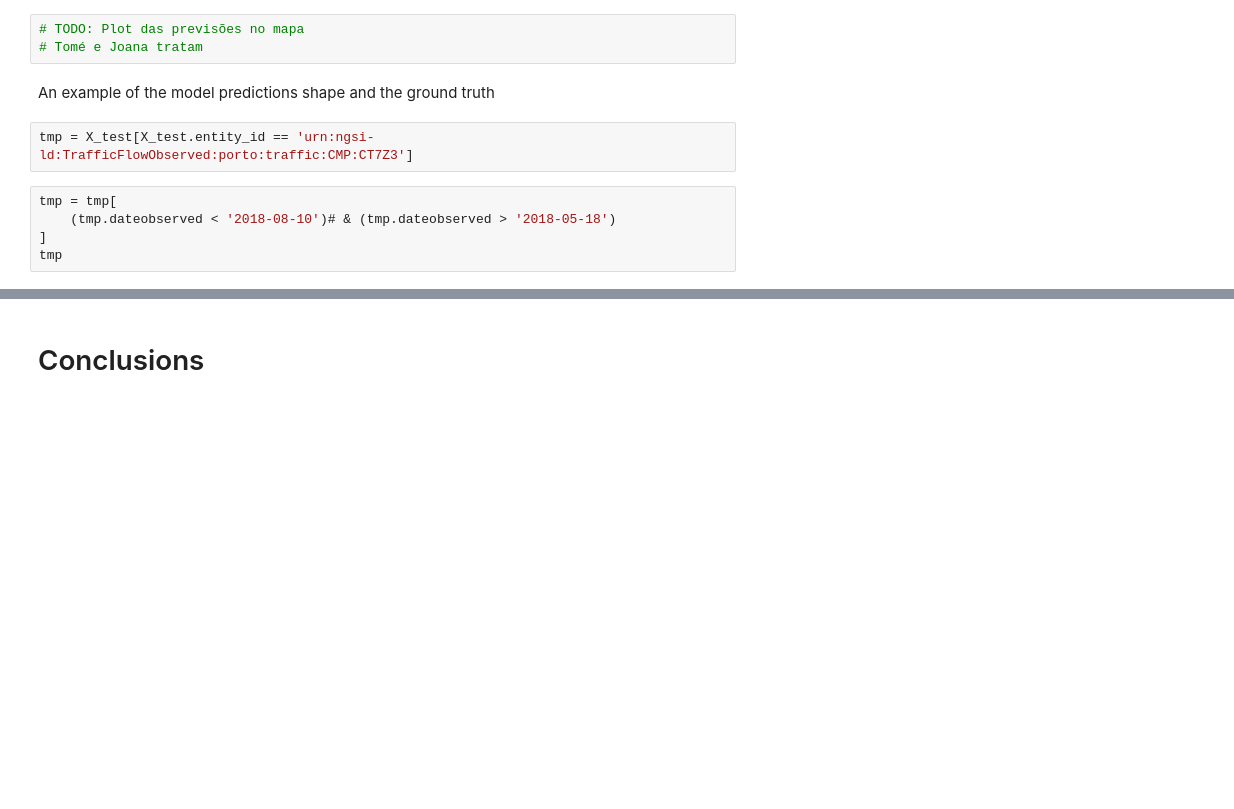
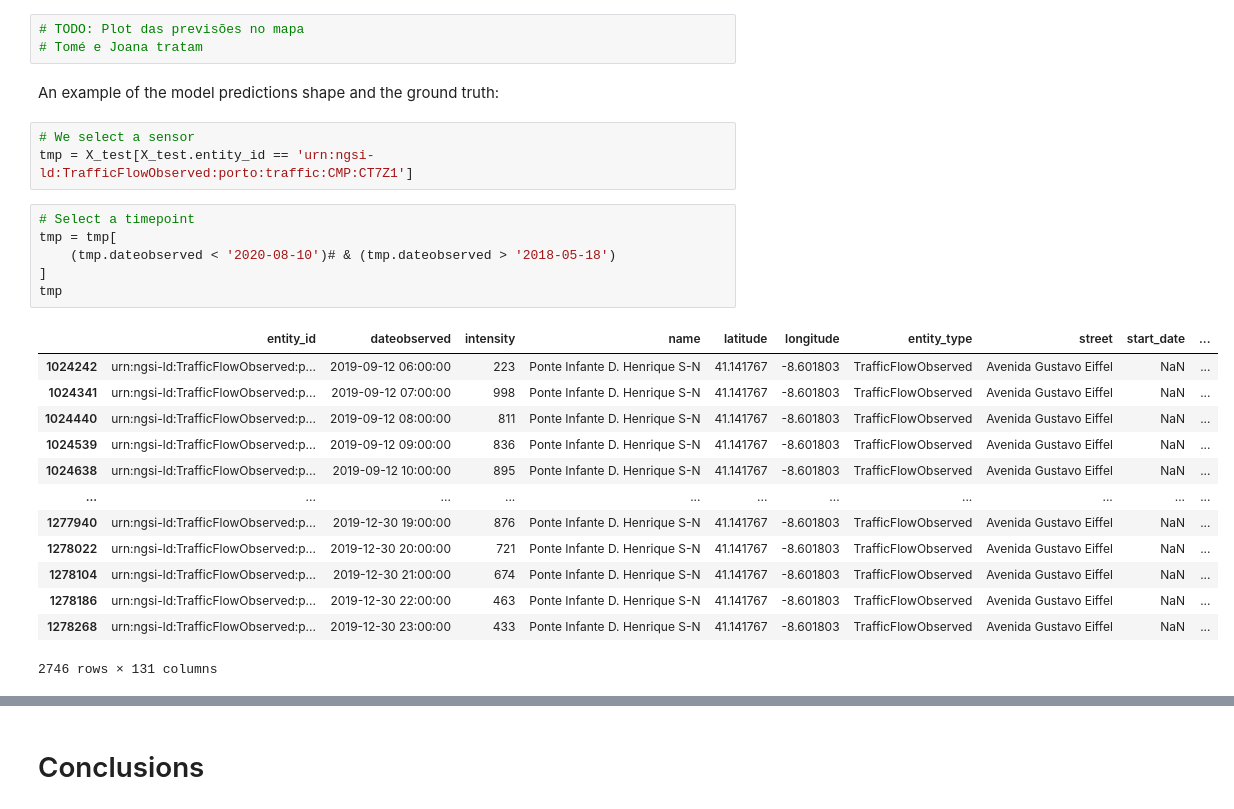
Before and after one commit to TiagoFilipeSousaGoncalves/wdl-tech-moguls, a Jupyter notebook: stage-2/code/Deliverable.ipynb, the cells around one changed output, grey strips where cells are left out. Saved outputs shown, nothing was run; the diff lists cells and outputs as text; blank space fills up the shorter version.

```diff
--- a/stage-2/code/Deliverable.ipynb
+++ b/stage-2/code/Deliverable.ipynb
@@ -604,12 +681,28 @@ shap.plots.beeswarm(shap_values, max_display=15)
 # TODO: Plot das previsões no mapa
 # Tomé e Joana tratam
 # %% [markdown]
-An example of the model predictions shape and the ground truth
+An example of the model predictions shape and the ground truth:
 # %%
-tmp = X_test[X_test.entity_id == 'urn:ngsi-ld:TrafficFlowObserved:porto:traffic:CMP:CT7Z3']
+# We select a sensor
+tmp = X_test[X_test.entity_id == 'urn:ngsi-ld:TrafficFlowObserved:porto:traffic:CMP:CT7Z1']
 # %%
+# Select a timepoint
 tmp = tmp[
-    (tmp.dateobserved < '2018-08-10')# & (tmp.dateobserved > '2018-05-18')
+    (tmp.dateobserved < '2020-08-10')# & (tmp.dateobserved > '2018-05-18')
 ]
 tmp
+# %% [output]
+|  | entity_id | dateobserved | intensity | name | latitude | longitude | entity_type | street | start_date | ... |
+| 1024242 | urn:ngsi-ld:TrafficFlowObserved:p... | 2019-09-12 06:00:00 | 223 | Ponte Infante D. Henrique S-N | 41.141767 | -8.601803 | TrafficFlowObserved | Avenida Gustavo Eiffel | NaN | ... |
+| 1024341 | urn:ngsi-ld:TrafficFlowObserved:p... | 2019-09-12 07:00:00 | 998 | Ponte Infante D. Henrique S-N | 41.141767 | -8.601803 | TrafficFlowObserved | Avenida Gustavo Eiffel | NaN | ... |
+| 1024440 | urn:ngsi-ld:TrafficFlowObserved:p... | 2019-09-12 08:00:00 | 811 | Ponte Infante D. Henrique S-N | 41.141767 | -8.601803 | TrafficFlowObserved | Avenida Gustavo Eiffel | NaN | ... |
+| 1024539 | urn:ngsi-ld:TrafficFlowObserved:p... | 2019-09-12 09:00:00 | 836 | Ponte Infante D. Henrique S-N | 41.141767 | -8.601803 | TrafficFlowObserved | Avenida Gustavo Eiffel | NaN | ... |
+| 1024638 | urn:ngsi-ld:TrafficFlowObserved:p... | 2019-09-12 10:00:00 | 895 | Ponte Infante D. Henrique S-N | 41.141767 | -8.601803 | TrafficFlowObserved | Avenida Gustavo Eiffel | NaN | ... |
+| ... | ... | ... | ... | ... | ... | ... | ... | ... | ... | ... |
+| 1277940 | urn:ngsi-ld:TrafficFlowObserved:p... | 2019-12-30 19:00:00 | 876 | Ponte Infante D. Henrique S-N | 41.141767 | -8.601803 | TrafficFlowObserved | Avenida Gustavo Eiffel | NaN | ... |
+| 1278022 | urn:ngsi-ld:TrafficFlowObserved:p... | 2019-12-30 20:00:00 | 721 | Ponte Infante D. Henrique S-N | 41.141767 | -8.601803 | TrafficFlowObserved | Avenida Gustavo Eiffel | NaN | ... |
+| 1278104 | urn:ngsi-ld:TrafficFlowObserved:p... | 2019-12-30 21:00:00 | 674 | Ponte Infante D. Henrique S-N | 41.141767 | -8.601803 | TrafficFlowObserved | Avenida Gustavo Eiffel | NaN | ... |
+| 1278186 | urn:ngsi-ld:TrafficFlowObserved:p... | 2019-12-30 22:00:00 | 463 | Ponte Infante D. Henrique S-N | 41.141767 | -8.601803 | TrafficFlowObserved | Avenida Gustavo Eiffel | NaN | ... |
+| 1278268 | urn:ngsi-ld:TrafficFlowObserved:p... | 2019-12-30 23:00:00 | 433 | Ponte Infante D. Henrique S-N | 41.141767 | -8.601803 | TrafficFlowObserved | Avenida Gustavo Eiffel | NaN | ... |
+2746 rows × 131 columns
 # %%
```
Also changed, not shown: parts of 63 cells of this notebook.
